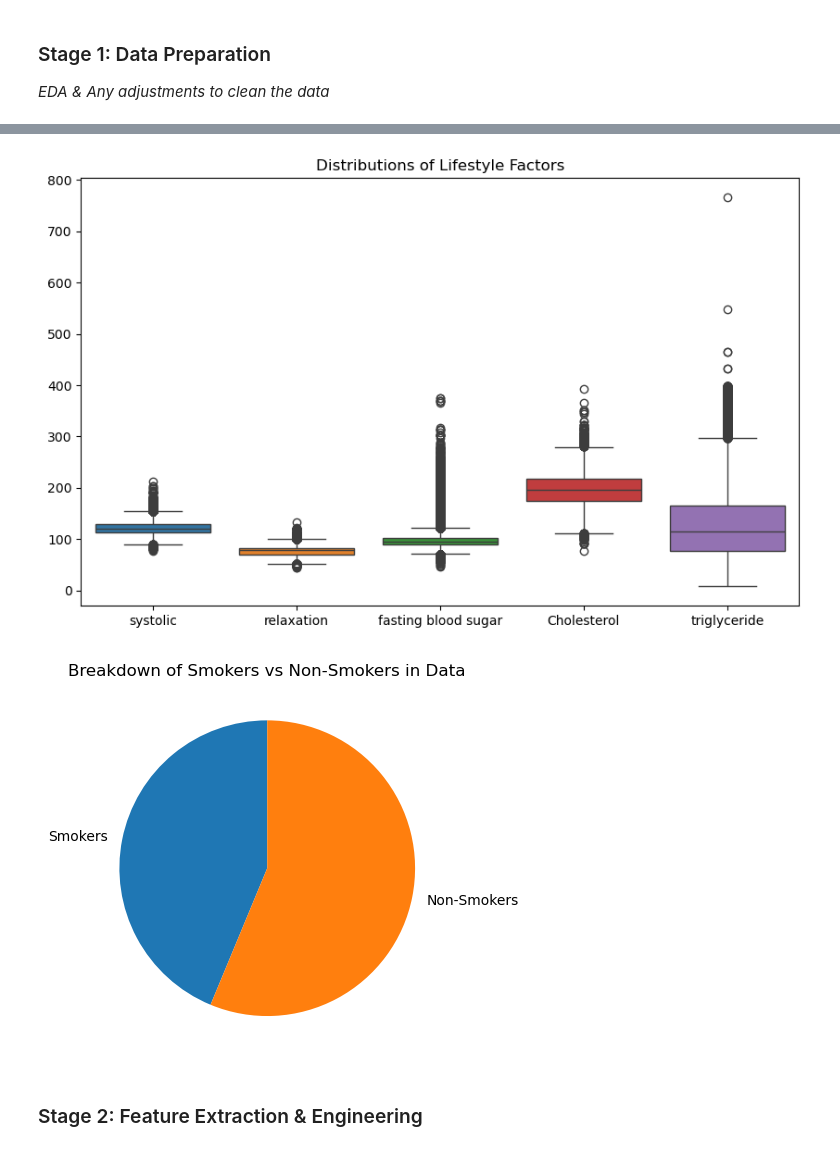
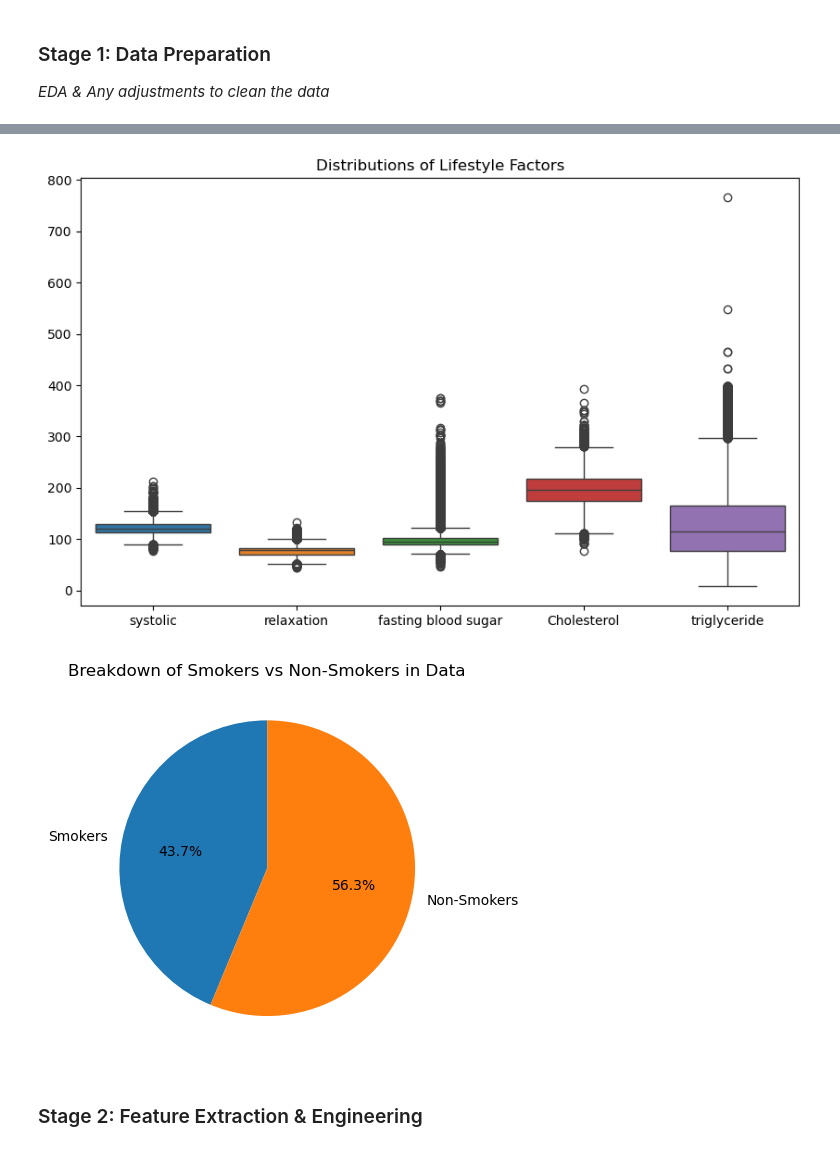
Before and after one commit to evandergraaf/M10.13-Smoker-Dataset, a Jupyter notebook: M1013 Smoker Dataset.ipynb, the cells around one changed output, grey strips where cells are left out. Drawn from its saved outputs; the diff is of its cells as text; code cells hidden in the pictures.

```diff
--- a/M1013 Smoker Dataset.ipynb
+++ b/M1013 Smoker Dataset.ipynb
@@ -141,6 +172,7 @@ df_train_non_smokers = df_train.filter('smoking == 0').count()
 y = np.array([df_train_smokers, df_train_non_smokers])
 labels = ['Smokers', 'Non-Smokers']
 plt.title('Breakdown of Smokers vs Non-Smokers in Data')
-plt.pie(y, labels = labels, startangle=90)
+#plt.pie(y, labels = labels, startangle=90)
+plt.pie(y, labels = labels, autopct='%1.1f%%', startangle=90)
 plt.show()
 # %% [output]
@@ -156,10 +188,10 @@ plt.show()
 
 Distributions within the dataset
 [figure]
 [figure]
 [figure]
 [figure]
-[figure, old version]
+[figure, new version]
 # %% [markdown]
 ### Stage 2: Feature Extraction & Engineering
 # %%
```
Also changed, not shown: parts of 6 cells of this notebook.
